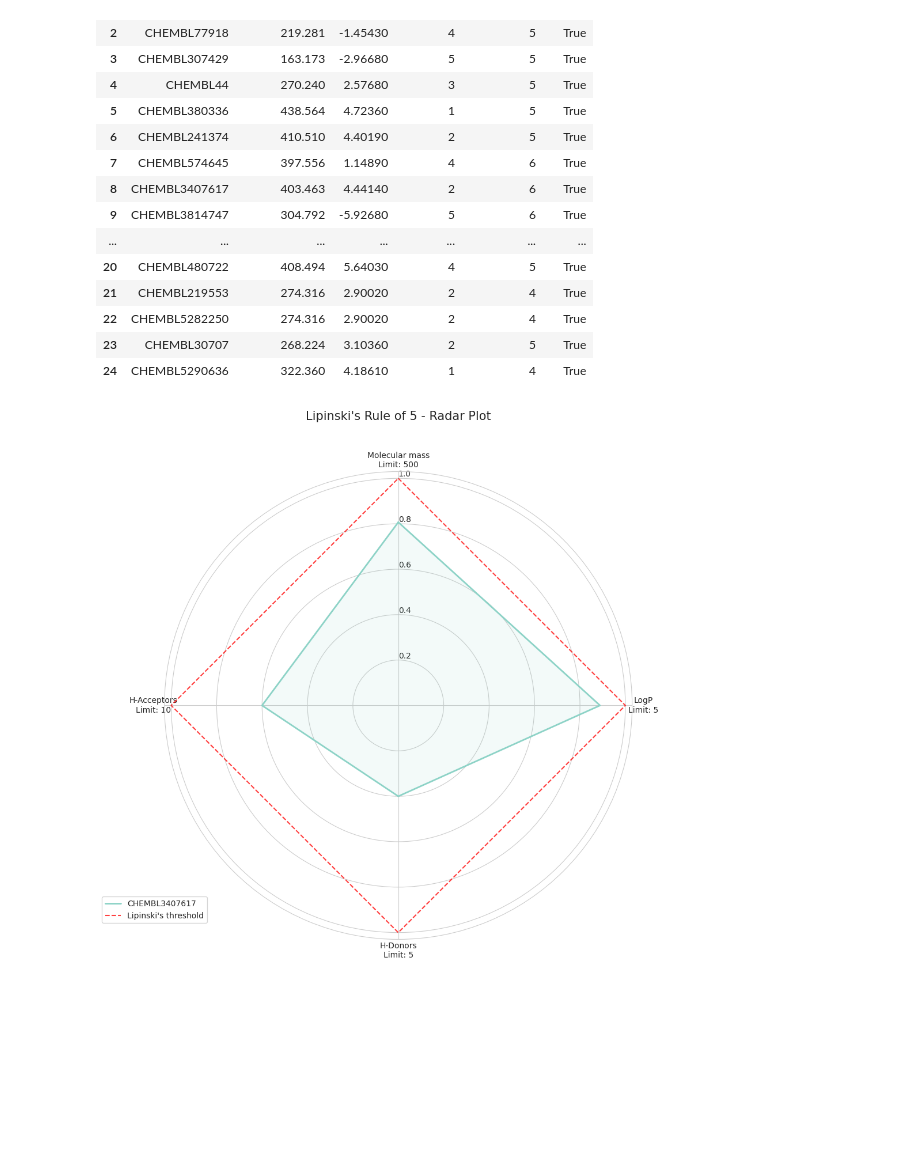
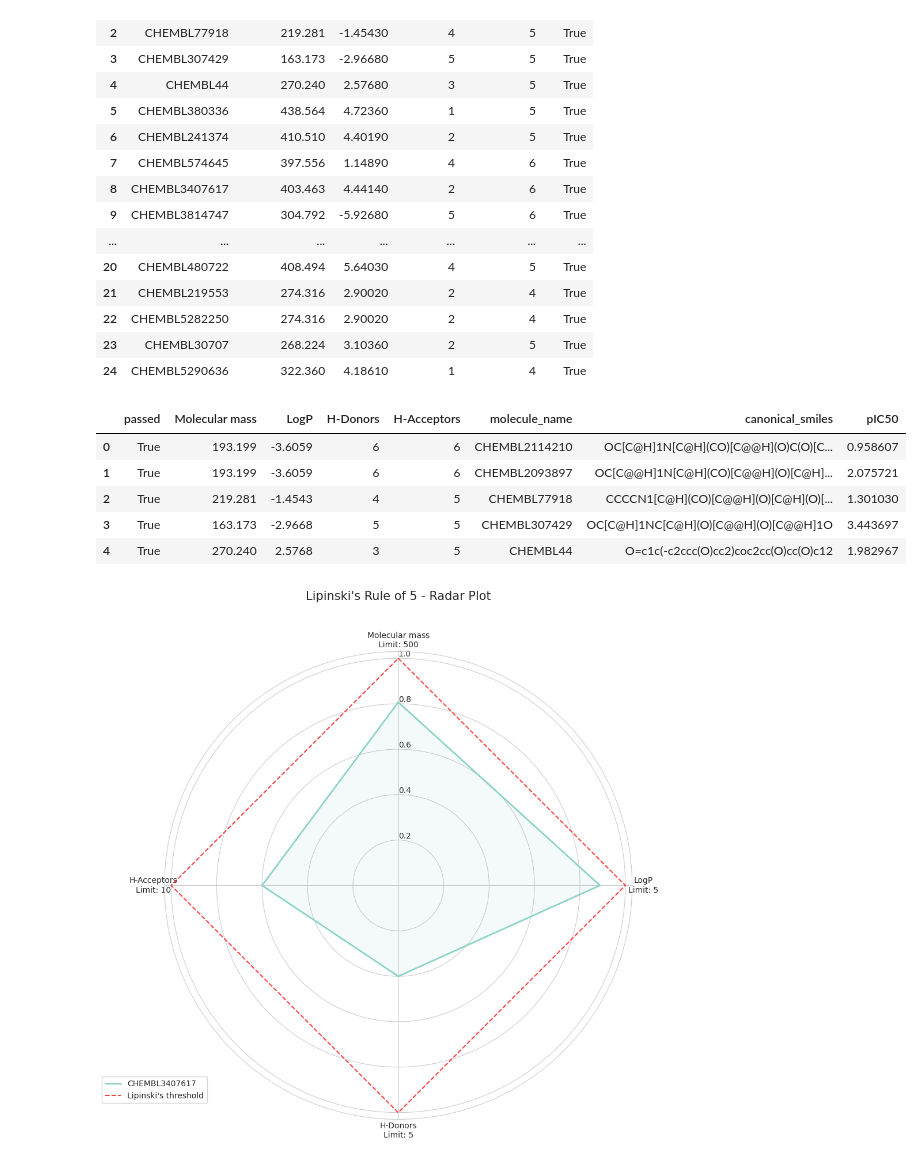
Before and after one commit to Kubabob/leki_maloczasteczkowe, a Jupyter notebook: 2_adme_lead-likeness/adme_lead-likeness.ipynb, the cells around one changed output. Cells and saved outputs as stored; diff of their text form; code cells hidden in the pictures; blank space fills up the shorter version.

```diff
--- a/2_adme_lead-likeness/adme_lead-likeness.ipynb
+++ b/2_adme_lead-likeness/adme_lead-likeness.ipynb
@@ -179,4 +179,25 @@ Found 25 compounds that pass Lipinski's rule out of 29 total.
 | 22 | CHEMBL5282250 | 274.316 | 2.90020 | 2 | 4 | True |
 | 23 | CHEMBL30707 | 268.224 | 3.10360 | 2 | 5 | True |
 | 24 | CHEMBL5290636 | 322.360 | 4.18610 | 1 | 4 | True |
+# %%
+# Merge the dataframes to add pIC50 values to lipinski_compliant
+lipinski_compliant_with_pIC50 = lipinski_compliant.merge(
+    EGFR_df[['molecule_chembl_id', 'pIC50']],
+    left_on='molecule_name',
+    right_on='molecule_chembl_id',
+    how='left'
+)
+
+# Drop the redundant molecule_chembl_id column
+lipinski_compliant_with_pIC50.drop('molecule_chembl_id', axis=1, inplace=True)
+
+# Display the result with pIC50 values
+lipinski_compliant_with_pIC50.head()
+# %% [output]
+|  | passed | Molecular mass | LogP | H-Donors | H-Acceptors | molecule_name | canonical_smiles | pIC50 |
+| 0 | True | 193.199 | -3.6059 | 6 | 6 | CHEMBL2114210 | OC[C@H]1N[C@H](CO)[C@@H](O)C(O)[C... | 0.958607 |
+| 1 | True | 193.199 | -3.6059 | 6 | 6 | CHEMBL2093897 | OC[C@@H]1N[C@H](CO)[C@@H](O)[C@H]... | 2.075721 |
+| 2 | True | 219.281 | -1.4543 | 4 | 5 | CHEMBL77918 | CCCCN1[C@H](CO)[C@@H](O)[C@H](O)[... | 1.301030 |
+| 3 | True | 163.173 | -2.9668 | 5 | 5 | CHEMBL307429 | OC[C@H]1NC[C@H](O)[C@@H](O)[C@@H]1O | 3.443697 |
+| 4 | True | 270.240 | 2.5768 | 3 | 5 | CHEMBL44 | O=c1c(-c2ccc(O)cc2)coc2cc(O)cc(O)c12 | 1.982967 |
 # %%
```
Also changed, not shown: parts of 1 cell of this notebook, 4 other files.
